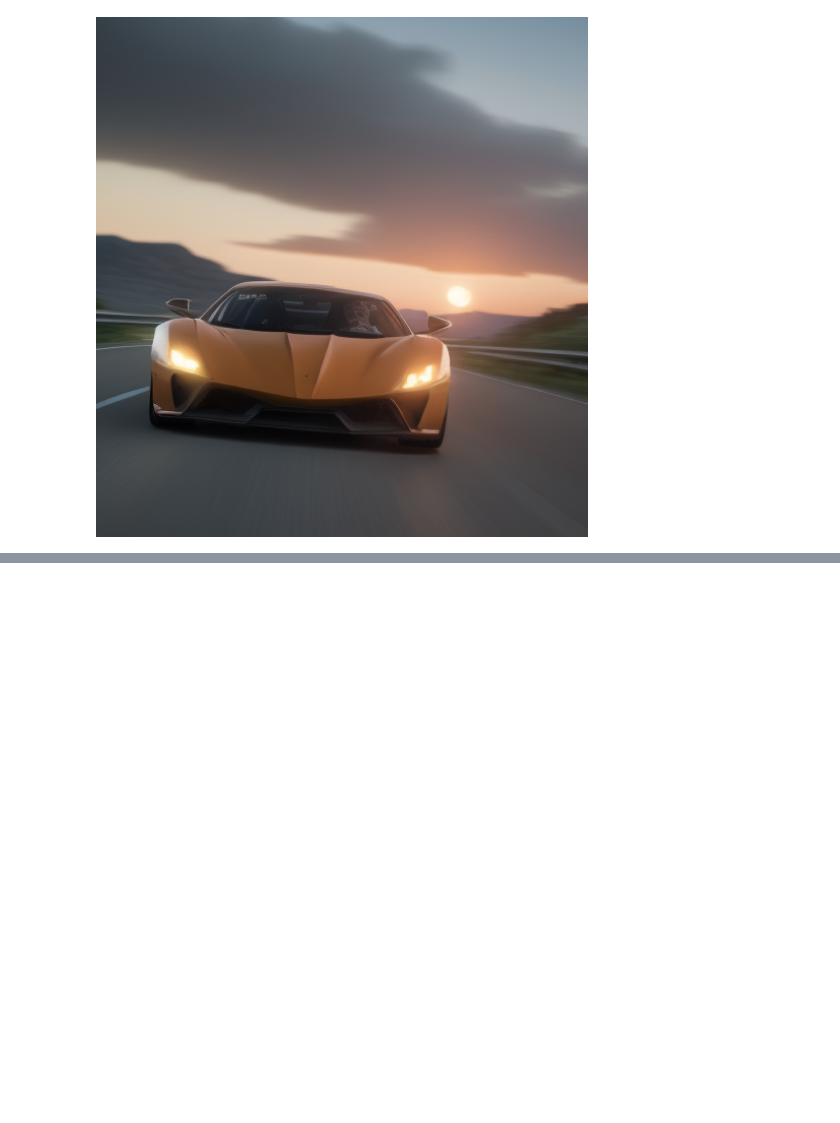
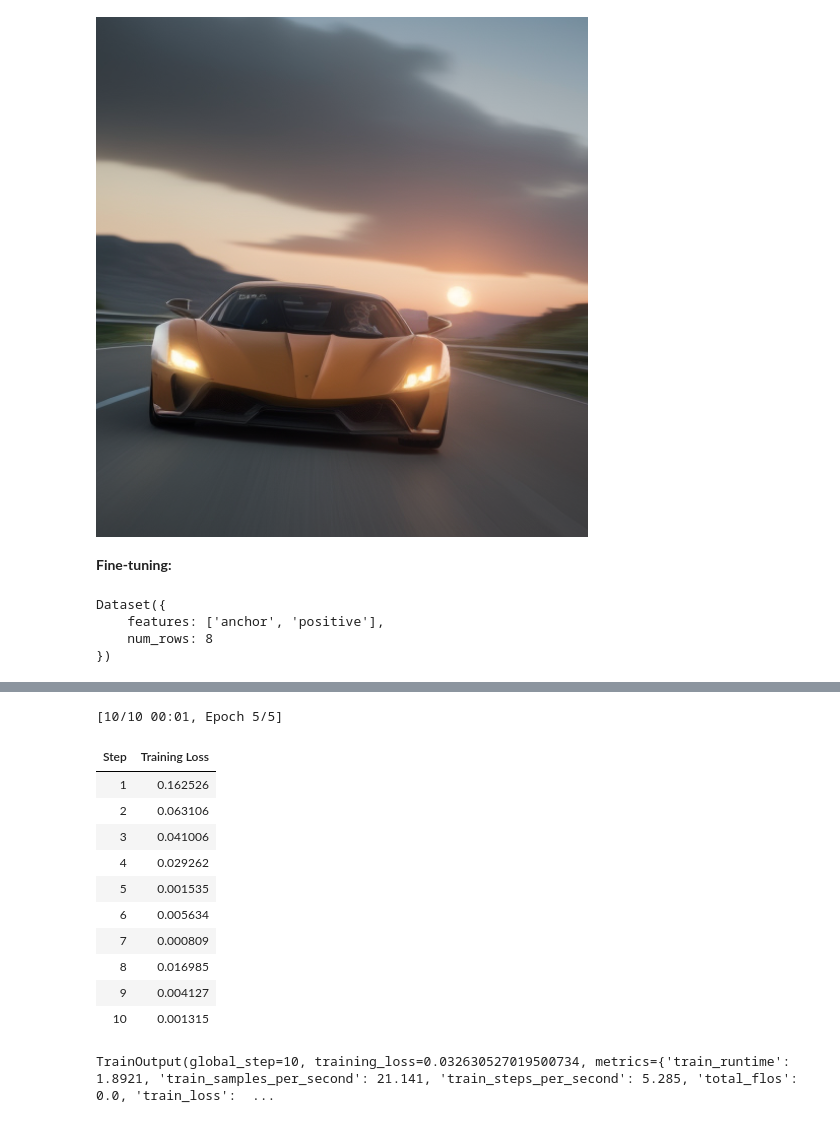
Before and after one commit to Manoj3256/AI-chatbot, a Jupyter notebook: notebook.ipynb, the cells around one changed output, grey strips where cells are left out. Saved outputs shown, nothing was run; the diff lists cells and outputs as text; code cells hidden in the pictures; blank space fills up the shorter version.

Commit message:
Fine-tuning

```diff
--- a/notebook.ipynb
+++ b/notebook.ipynb
@@ -564,3 +561,62 @@ results[0]
 2. puppy  (distance: 180.622)
 3. car  (distance: 340282346638528859811704183484516925440.000)
 [figure]
+# %% [markdown]
+**Fine-tuning:**
+# %%
+from datasets import Dataset
+train_pairs = {
+    "anchor": [
+        "The FAISS index retrieves the top candidate chunks for a query.",
+        "Cohere reranks the retrieved candidates to find the most relevant ones.",
+        "Sentinel distance values indicate the index has too few chunks.",
+        "The CLIP model encodes both images and text into the same embedding space.",
+        "Chain-of-thought prompting asks the model to reason step-by-step.",
+        "The RAG pipeline grounds the generated answer in retrieved context.",
+        "Windowed conversation memory keeps only the most recent chat turns.",
+        "BM25 scores documents using keyword overlap rather than embeddings.",
+    ],
+    "positive": [
+        "Semantic search narrows down documents most similar to the query.",
+        "Reranking narrows the wide candidate set down to the best matches.",
+        "A malformed or truncated corpus produces unreliable FAISS distances.",
+        "Multimodal embeddings let you compare image and text similarity directly.",
+        "Zero-shot CoT prompting improves reasoning without extra examples.",
+        "The generation step only uses facts retrieved from the corpus.",
+        "Older messages get dropped once the memory window is full.",
+        "Keyword-based retrieval complements dense vector search.",
+    ],
+}
+
+train_dataset = Dataset.from_dict(train_pairs)
+train_dataset
+# %% [output]
+Dataset({
+    features: ['anchor', 'positive'],
+    num_rows: 8
+})
+# %%
+from sentence_transformers import SentenceTransformer, SentenceTransformerTrainer, SentenceTransformerTrainingArguments
+from sentence_transformers.losses import MultipleNegativesRankingLoss
+
+finetuned_embedder = SentenceTransformer("all-MiniLM-L6-v2", device="cuda")
+
+loss = MultipleNegativesRankingLoss(model=finetuned_embedder)
+
+args = SentenceTransformerTrainingArguments(
+    output_dir="finetuned_minilm",
+    num_train_epochs=5,
+    per_device_train_batch_size=4,
+    warmup_ratio=0.1,
+    fp16=True,
+    logging_steps=1,
+)
+
+trainer = SentenceTransformerTrainer(
+    model=finetuned_embedder,
+    args=args,
+    train_dataset=train_dataset,
+    loss=loss,
+)
+trainer.train()
+# %% [output]
@@ -566,0 +624,13 @@ results[0]
+[10/10 00:01, Epoch 5/5]
+| Step | Training Loss |
+| 1 | 0.162526 |
+| 2 | 0.063106 |
+| 3 | 0.041006 |
+| 4 | 0.029262 |
+| 5 | 0.001535 |
+| 6 | 0.005634 |
+| 7 | 0.000809 |
+| 8 | 0.016985 |
+| 9 | 0.004127 |
+| 10 | 0.001315 |
+TrainOutput(global_step=10, training_loss=0.032630527019500734, metrics={'train_runtime': 1.8921, 'train_samples_per_second': 21.141, 'train_steps_per_second': 5.285, 'total_flos': 0.0, 'train_loss':  ...
```
Also changed, not shown: parts of 18 cells of this notebook.
